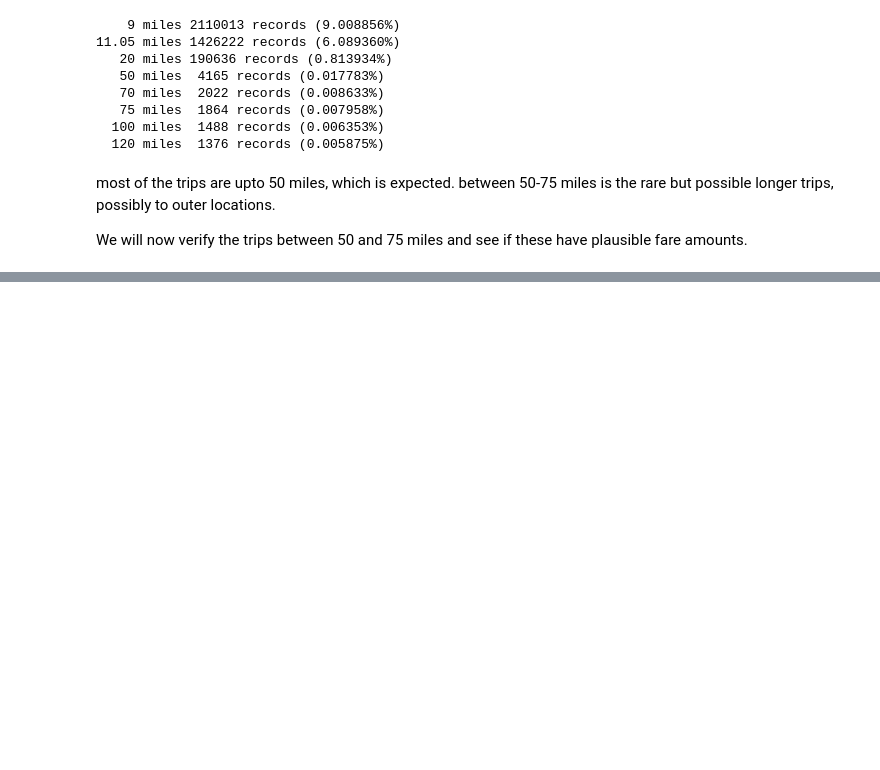
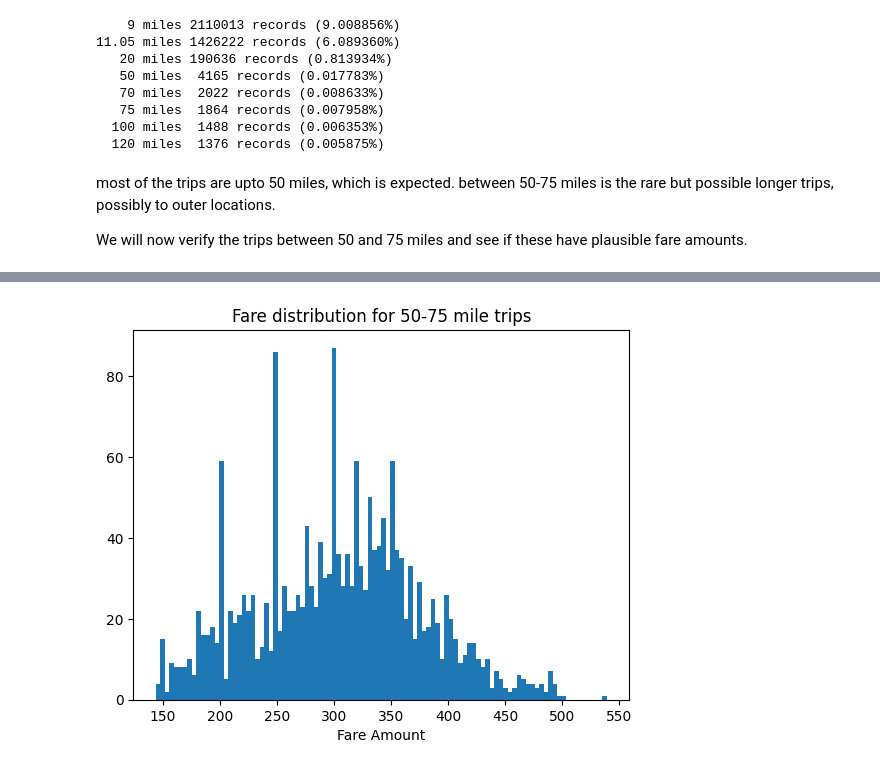
Before and after one commit to anubhavsingh1729/aidqds, a Jupyter notebook: analysis_notebook.ipynb, the cells around one changed output, grey strips where cells are left out. Drawn from its saved outputs; the diff is of its cells as text; code cells hidden in the pictures; blank space fills up the shorter version.

```diff
--- a/analysis_notebook.ipynb
+++ b/analysis_notebook.ipynb
@@ -561,0 +617,11 @@ Name: fare_amount, dtype: float64
+# %%
+band = dt[(dt['trip_distance'].between(50,75)) &
+        ((dt['fare_amount']/dt['trip_distance']).between(2.8,7.2)) &
+          (dt['fare_amount'] >= 3.0)]
+
+plt.hist(band['fare_amount'], bins=100)
+plt.xlabel('Fare Amount')
+plt.title('Fare distribution for 50-75 mile trips')
+plt.show()
+# %% [output]
+[figure, added]
```
Also changed, not shown: parts of 25 cells of this notebook.
